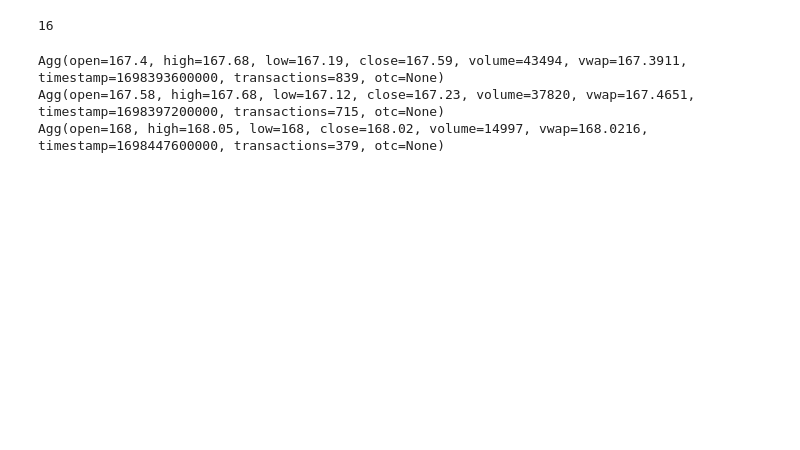
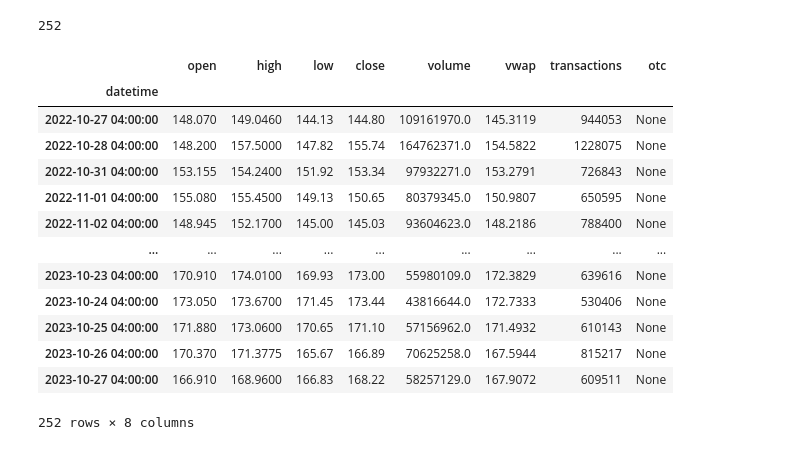
Before and after one commit to ggray15/traderbot_2000, a Jupyter notebook: notebooks/tradebot_2000.ipynb, the cells around one changed output. Drawn from its saved outputs; the diff is of its cells as text; code cells hidden in the pictures; blank space fills up the shorter version.

```diff
--- a/notebooks/tradebot_2000.ipynb
+++ b/notebooks/tradebot_2000.ipynb
@@ -7,8 +9,8 @@ aggs = []
 for a in client.list_aggs(
     "AAPL",
     1,
-    "hour",
-    "2023-10-27",
+    "day",
+    "2022-10-27",
     "2023-10-28",
     limit=50000,
 ):
@@ -16,12 +18,26 @@ for a in client.list_aggs(
 
 print(len(aggs))
 # %% [output]
-16
+252
-# %%
-print(aggs[0])
-print(aggs[1])
-print(aggs[-1])
-# %% [output]
-Agg(open=167.4, high=167.68, low=167.19, close=167.59, volume=43494, vwap=167.3911, timestamp=1698393600000, transactions=839, otc=None)
-Agg(open=167.58, high=167.68, low=167.12, close=167.23, volume=37820, vwap=167.4651, timestamp=1698397200000, transactions=715, otc=None)
-Agg(open=168, high=168.05, low=168, close=168.02, volume=14997, vwap=168.0216, timestamp=1698447600000, transactions=379, otc=None)
+# %%
+stock_df = pd.DataFrame(aggs)
+stock_df['timestamp'] = pd.to_datetime(stock_df['timestamp'],unit='ms')
+stock_df['timestamp'] = stock_df['timestamp'].astype('datetime64[ms]')
+stock_df.rename(columns={'timestamp':'datetime'},inplace=True)
+dataframe = stock_df.set_index("datetime", verify_integrity=True)
+dataframe
+# %% [output]
+|  | open | high | low | close | volume | vwap | transactions | otc |
+| datetime |  |  |  |  |  |  |  |  |
+| 2022-10-27 04:00:00 | 148.070 | 149.0460 | 144.13 | 144.80 | 109161970.0 | 145.3119 | 944053 | None |
+| 2022-10-28 04:00:00 | 148.200 | 157.5000 | 147.82 | 155.74 | 164762371.0 | 154.5822 | 1228075 | None |
+| 2022-10-31 04:00:00 | 153.155 | 154.2400 | 151.92 | 153.34 | 97932271.0 | 153.2791 | 726843 | None |
+| 2022-11-01 04:00:00 | 155.080 | 155.4500 | 149.13 | 150.65 | 80379345.0 | 150.9807 | 650595 | None |
+| 2022-11-02 04:00:00 | 148.945 | 152.1700 | 145.00 | 145.03 | 93604623.0 | 148.2186 | 788400 | None |
+| ... | ... | ... | ... | ... | ... | ... | ... | ... |
+| 2023-10-23 04:00:00 | 170.910 | 174.0100 | 169.93 | 173.00 | 55980109.0 | 172.3829 | 639616 | None |
+| 2023-10-24 04:00:00 | 173.050 | 173.6700 | 171.45 | 173.44 | 43816644.0 | 172.7333 | 530406 | None |
+| 2023-10-25 04:00:00 | 171.880 | 173.0600 | 170.65 | 171.10 | 57156962.0 | 171.4932 | 610143 | None |
+| 2023-10-26 04:00:00 | 170.370 | 171.3775 | 165.67 | 166.89 | 70625258.0 | 167.5944 | 815217 | None |
+| 2023-10-27 04:00:00 | 166.910 | 168.9600 | 166.83 | 168.22 | 58257129.0 | 167.9072 | 609511 | None |
+252 rows × 8 columns
```
Also changed, not shown: parts of 3 cells of this notebook.
